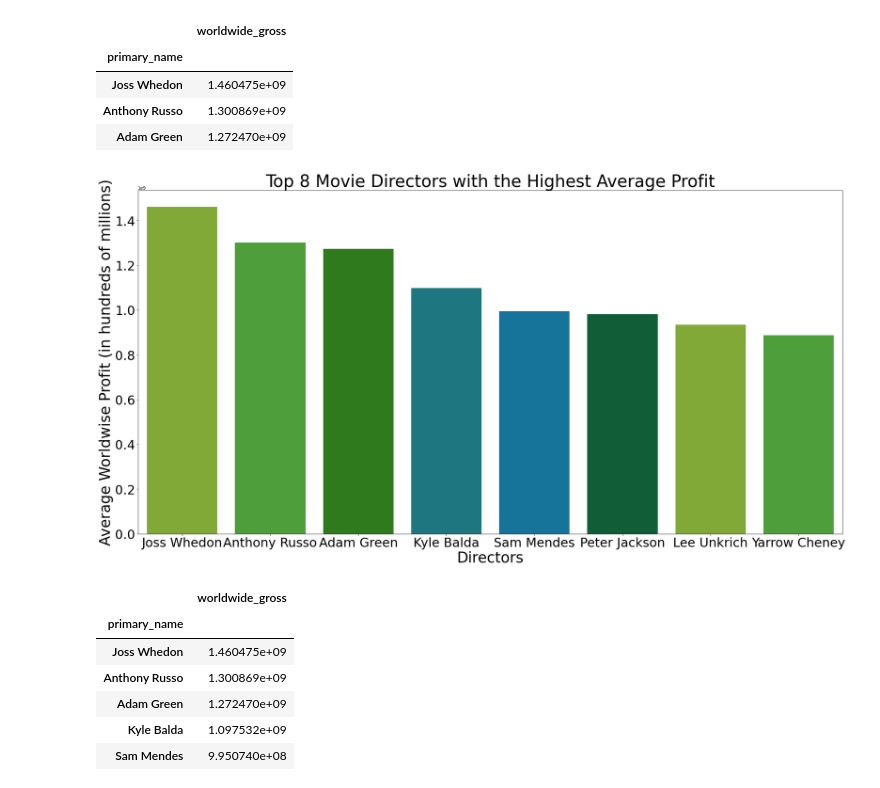
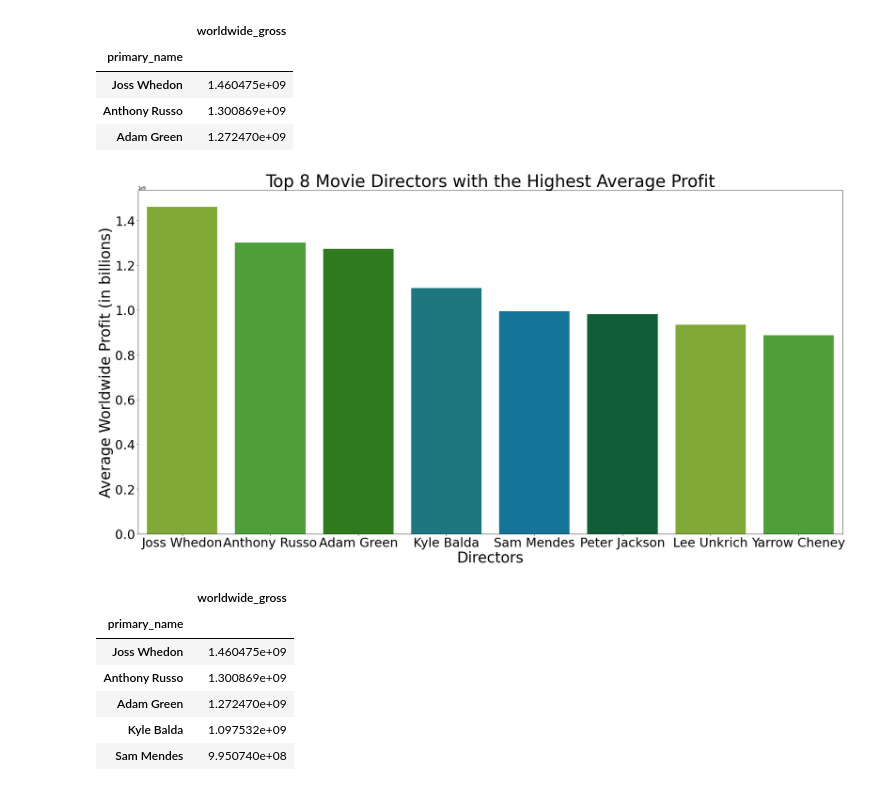
Before and after one commit to abwilliamss/AIAcademy-capstone, a Jupyter notebook: AI Academy Capstone Project.ipynb, the cells around one changed output. Cells and saved outputs as stored; diff of their text form; code cells hidden in the pictures.

```diff
--- a/AI Academy Capstone Project.ipynb
+++ b/AI Academy Capstone Project.ipynb
@@ -199,23 +199,23 @@ directors_profit.head(3)
 # %%
 # create barplot of the top 8 directors with Deloitte color palette
 d = directors_profit.head(8)
 plt.figure(figsize=(30, 15))
 colors = ['#86BC25', '#43B02A', '#26890D', '#0D8390',
           '#007CB0', '#046A38', '#86BC25','#43B02A',
           '#26890D', '#0D8390', '#007CB0', '#046A38',
           '#43B02A', '#26890D']
 sns.barplot(x=d.index, y= d['worldwide_gross'], palette = colors)
 
 # set barplot title and axes labels
 plt.title(label = "Top 8 Movie Directors with the Highest Average Profit", fontsize=40)
 plt.xlabel("Directors", fontsize=35)
-plt.ylabel("Average Worldwise Profit (in hundreds of millions)", fontsize=35)
+plt.ylabel("Average Worldwide Profit (in billions)", fontsize=35)
 
 # set x and y tick size
 plt.xticks(size = 30)
 plt.yticks(size = 30);
 # %% [output]
-[figure, old version]
+[figure, new version]
 # %%
 # numerical summary of the data above
 directors_profit = final.groupby('primary_name').mean()['worldwide_gross'].sort_values(ascending=False).to_frame()
```
Also changed, not shown: parts of 3 cells of this notebook.
